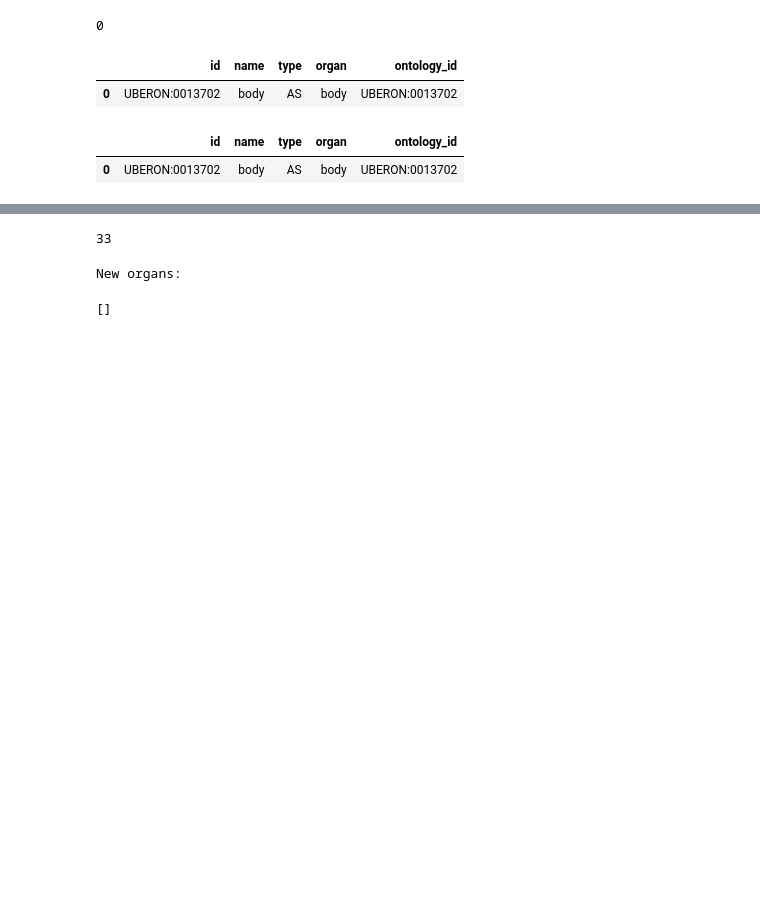
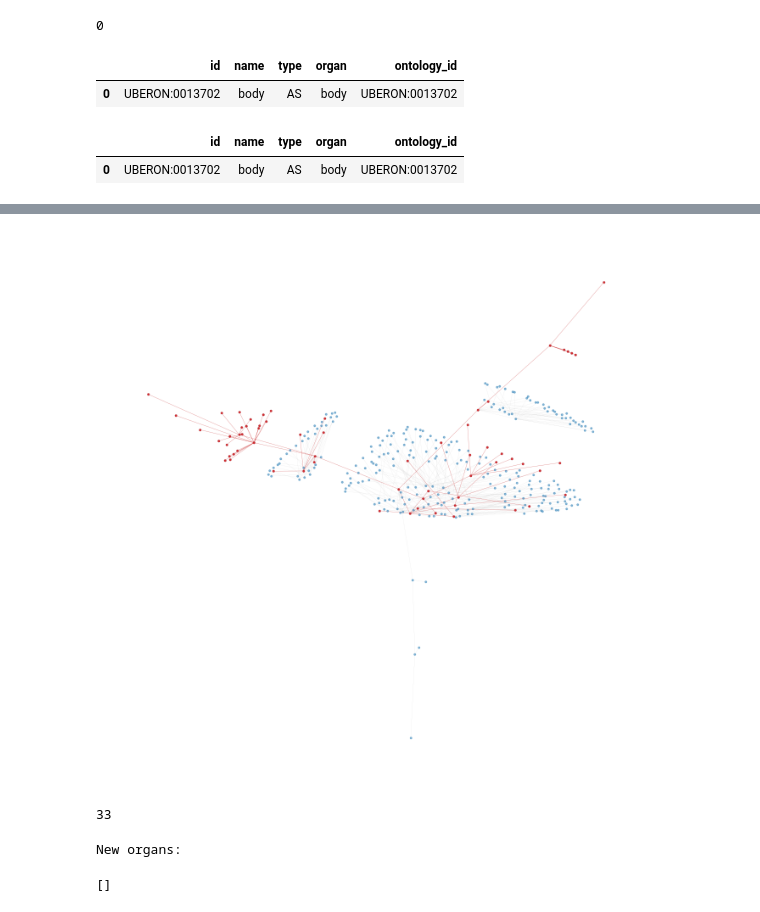
Before and after one commit to cns-iu/hra-ftu-vccf-supporting-information, a Jupyter notebook: code/HRA_Butterfly_viz_v2.ipynb, the cells around one changed output, grey strips where cells are left out. Saved outputs shown, nothing was run; the diff lists cells and outputs as text; code cells hidden in the pictures; blank space fills up the shorter version.

```diff
--- a/code/HRA_Butterfly_viz_v2.ipynb
+++ b/code/HRA_Butterfly_viz_v2.ipynb
@@ -180,0 +356,6 @@ layout_pos_full_twopi = nx.drawing.nx_agraph.graphviz_layout(whole_graph_int, pr
+# %%
+whole_graph_int_truncated = whole_graph_int.copy()
+whole_graph_int_truncated.remove_nodes_from([node for node in whole_graph_int if distance_from_heart[node]>3])
+
+blood_graph_int_truncated = blood_graph_int.copy()
+blood_graph_int_truncated.remove_nodes_from([node for node in blood_graph_int if distance_from_heart[node]>3])
@@ -190,3 +377,14 @@ plt.show()
+# %%
+plt.figure(figsize=(13,13))
+nx.draw(whole_graph_int_truncated, pos=layout_pos_full_neato, node_size=10, width=0.1, edge_color='gray', alpha=0.5)
+nx.draw_networkx_nodes(blood_graph_int_truncated, pos=layout_pos_full_neato, node_size=10, node_color='tab:red', alpha=.9)
+nx.draw_networkx_edges(blood_graph_int_truncated, pos=layout_pos_full_neato, edge_color='tab:red', width=0.5, alpha=0.5)
+# nx.draw_networkx_nodes(vasc_graph, layout_pos_full,
+#                        nodelist=matching_nodes_in_blood_vasc['id'].tolist(),
+#                        node_size=10, node_color='tab:orange', )
+plt.show()
+# %% [output]
+[figure, added]
 # %%
 edges['organ'].nunique()
 # %% [output]
```
Also changed, not shown: parts of 38 cells of this notebook.
